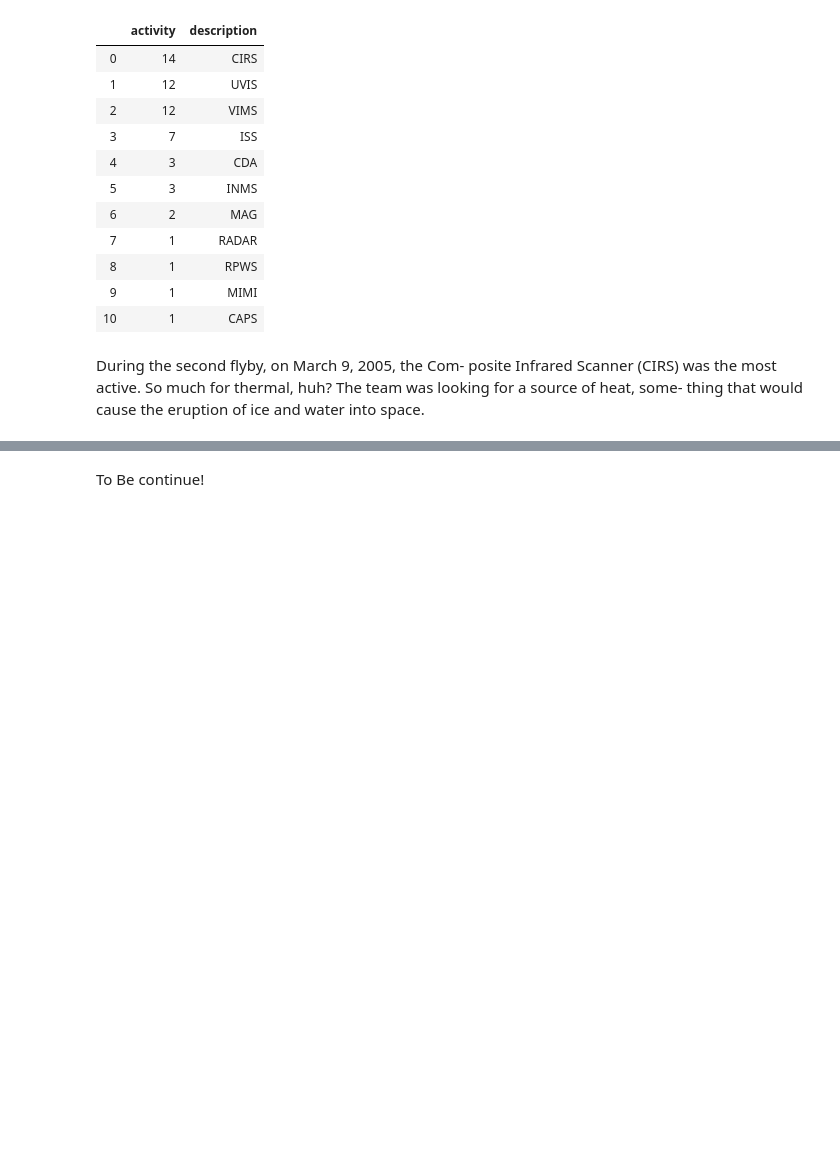
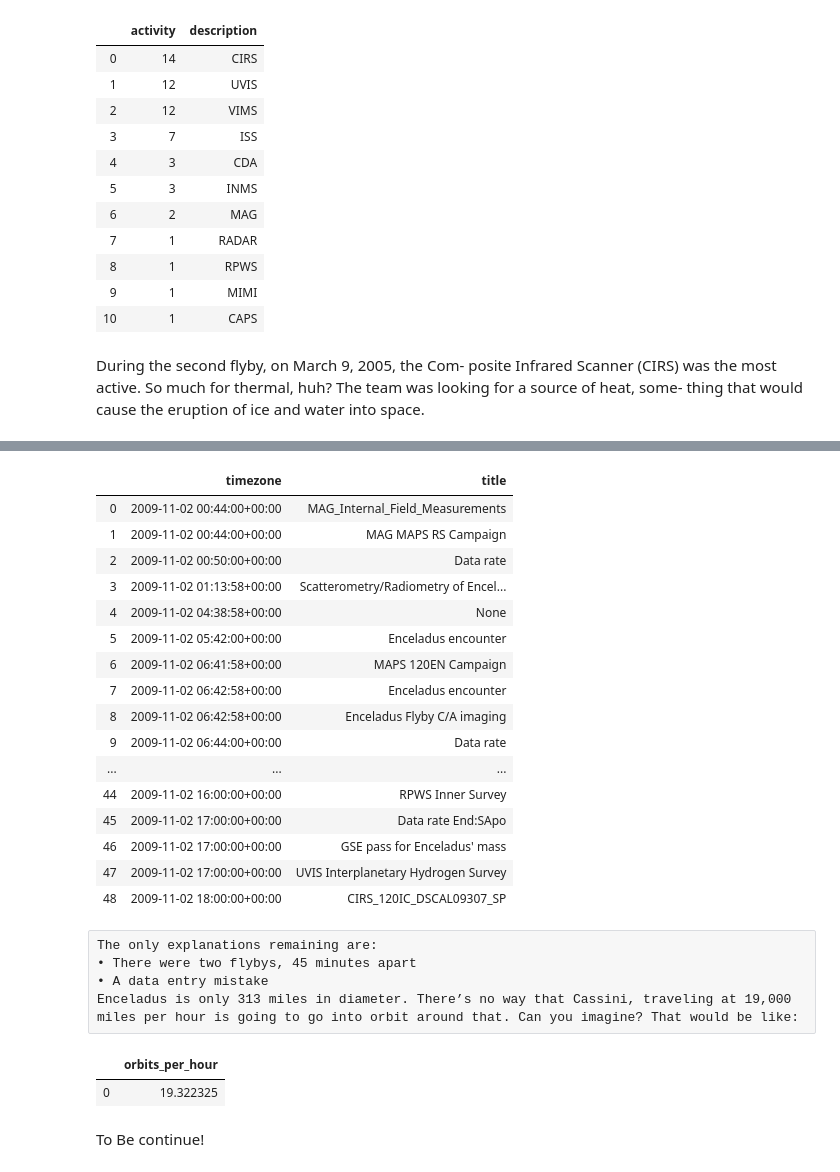
Before and after one commit to liliana3186/DataPyCuriousMoon, a Jupyter notebook: DataPyCuriousMoon.ipynb, the cells around one changed output, grey strips where cells are left out. Drawn from its saved outputs; the diff is of its cells as text; code cells hidden in the pictures; blank space fills up the shorter version.

```diff
--- a/DataPyCuriousMoon.ipynb
+++ b/DataPyCuriousMoon.ipynb
@@ -255,2 +307,36 @@ During the second flyby, on March 9, 2005, the Com- posite Infrared Scanner (CIR
+# %%
+pd.read_sql_query ('''select (time_stamp at time zone 'UTC'), title
+from events
+where (time_stamp at time zone 'UTC')::date='2009-11-02'
+order by time_stamp;''', connect)
+# same results
+# %% [output]
+|  | timezone | title |
+| 0 | 2009-11-02 00:44:00+00:00 | MAG_Internal_Field_Measurements |
+| 1 | 2009-11-02 00:44:00+00:00 | MAG MAPS RS Campaign |
+| 2 | 2009-11-02 00:50:00+00:00 | Data rate |
+| 3 | 2009-11-02 01:13:58+00:00 | Scatterometry/Radiometry of Encel... |
+| 4 | 2009-11-02 04:38:58+00:00 | None |
+| 5 | 2009-11-02 05:42:00+00:00 | Enceladus encounter |
+| 6 | 2009-11-02 06:41:58+00:00 | MAPS 120EN Campaign |
+| 7 | 2009-11-02 06:42:58+00:00 | Enceladus encounter |
+| 8 | 2009-11-02 06:42:58+00:00 | Enceladus Flyby C/A imaging |
+| 9 | 2009-11-02 06:44:00+00:00 | Data rate |
+| ... | ... | ... |
+| 44 | 2009-11-02 16:00:00+00:00 | RPWS Inner Survey |
+| 45 | 2009-11-02 17:00:00+00:00 | Data rate End:SApo |
+| 46 | 2009-11-02 17:00:00+00:00 | GSE pass for Enceladus' mass |
+| 47 | 2009-11-02 17:00:00+00:00 | UVIS Interplanetary Hydrogen Survey |
+| 48 | 2009-11-02 18:00:00+00:00 | CIRS_120IC_DSCAL09307_SP |
+# %% [raw]
+The only explanations remaining are:
+• There were two flybys, 45 minutes apart
+• A data entry mistake
+Enceladus is only 313 miles in diameter. There’s no way that Cassini, traveling at 19,000 miles per hour is going to go into orbit around that. Can you imagine? That would be like:
+# %%
+pd.read_sql_query(''' select 19000/(pi() * 313) as orbits_per_hour''', connect)
+# %% [output]
+|  | orbits_per_hour |
+| 0 | 19.322325 |
 # %% [markdown]
 To Be continue!
```
Also changed, not shown: parts of 3 cells of this notebook.
